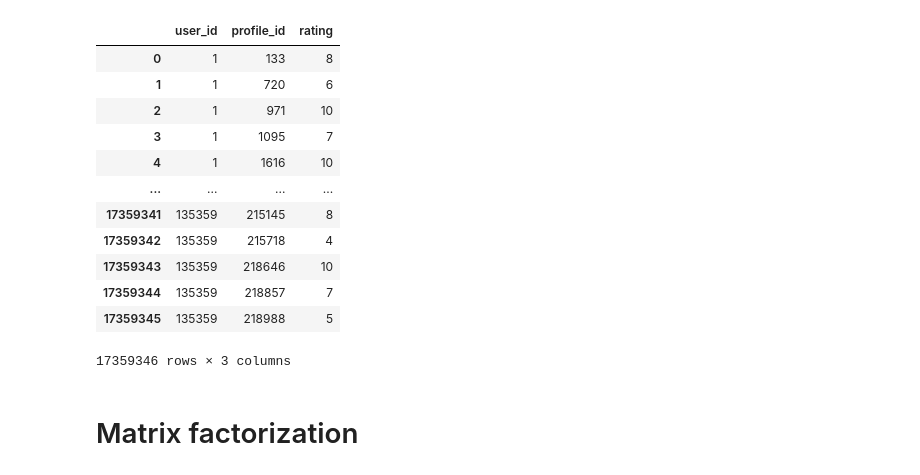
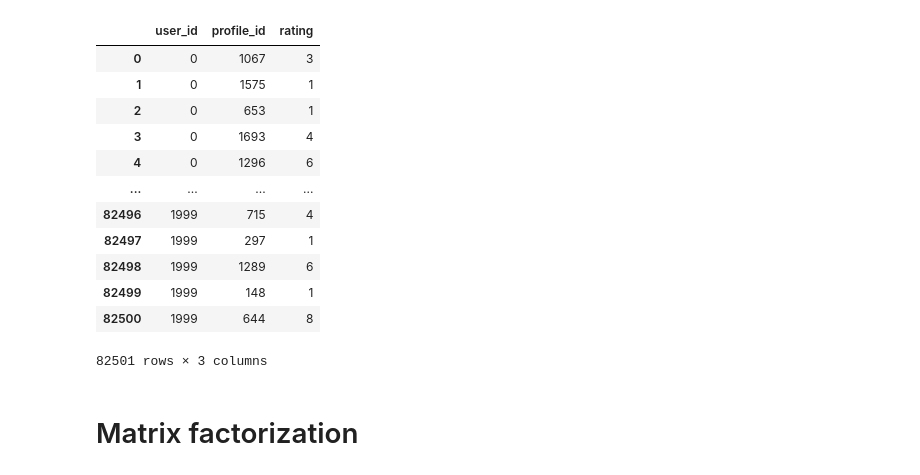
Before and after one commit to rosen-mark-projects/recommender-systems-project, a Jupyter notebook: MF/MF.ipynb, the cells around one changed output. Cells and saved outputs as stored; diff of their text form; code cells hidden in the pictures.

```diff
--- a/MF/MF.ipynb
+++ b/MF/MF.ipynb
@@ -81,18 +65,21 @@ ratings_df = pd.read_csv('ratings.dat', names=['user_id', 'profile_id', 'rating'
-# %%
-ratings_df
-# %% [output]
-|  | user_id | profile_id | rating |
-| 0 | 1 | 133 | 8 |
-| 1 | 1 | 720 | 6 |
-| 2 | 1 | 971 | 10 |
-| 3 | 1 | 1095 | 7 |
-| 4 | 1 | 1616 | 10 |
-| ... | ... | ... | ... |
-| 17359341 | 135359 | 215145 | 8 |
-| 17359342 | 135359 | 215718 | 4 |
-| 17359343 | 135359 | 218646 | 10 |
-| 17359344 | 135359 | 218857 | 7 |
-| 17359345 | 135359 | 218988 | 5 |
-17359346 rows × 3 columns
+# %%
+train = pd.read_csv('https://raw.githubusercontent.com/rosen-mark-projects/recommender-systems-project/master/Data/train.csv', names=['user_id', 'profile_id', 'rating']).astype(int)
+test = pd.read_csv('https://raw.githubusercontent.com/rosen-mark-projects/recommender-systems-project/master/Data/test.csv', names=['user_id', 'profile_id', 'rating']).astype(int)
+# %%
+train
+# %% [output]
+|  | user_id | profile_id | rating |
+| 0 | 0 | 1067 | 3 |
+| 1 | 0 | 1575 | 1 |
+| 2 | 0 | 653 | 1 |
+| 3 | 0 | 1693 | 4 |
+| 4 | 0 | 1296 | 6 |
+| ... | ... | ... | ... |
+| 82496 | 1999 | 715 | 4 |
+| 82497 | 1999 | 297 | 1 |
+| 82498 | 1999 | 1289 | 6 |
+| 82499 | 1999 | 148 | 1 |
+| 82500 | 1999 | 644 | 8 |
+82501 rows × 3 columns
 # %% [markdown]
 # Matrix factorization
```
Also changed, not shown: parts of 16 cells of this notebook, 1 other file.
